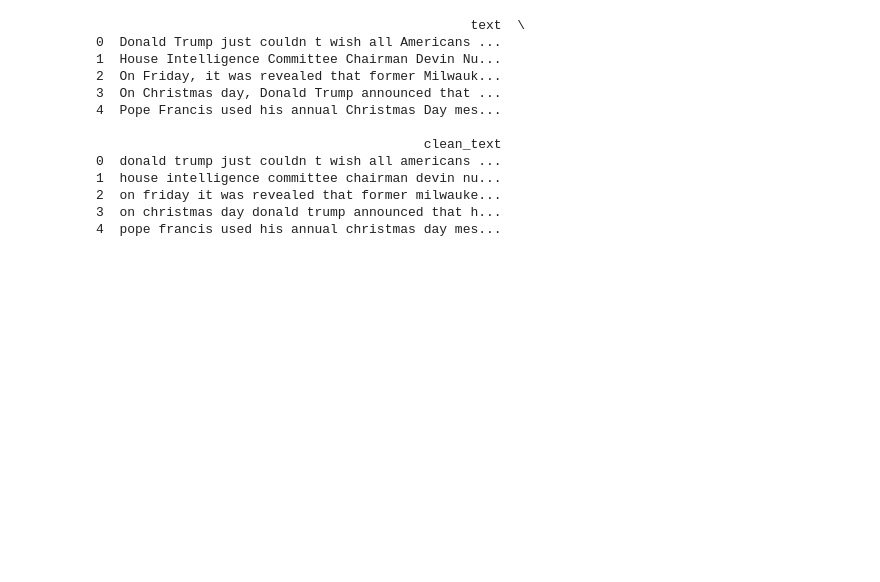
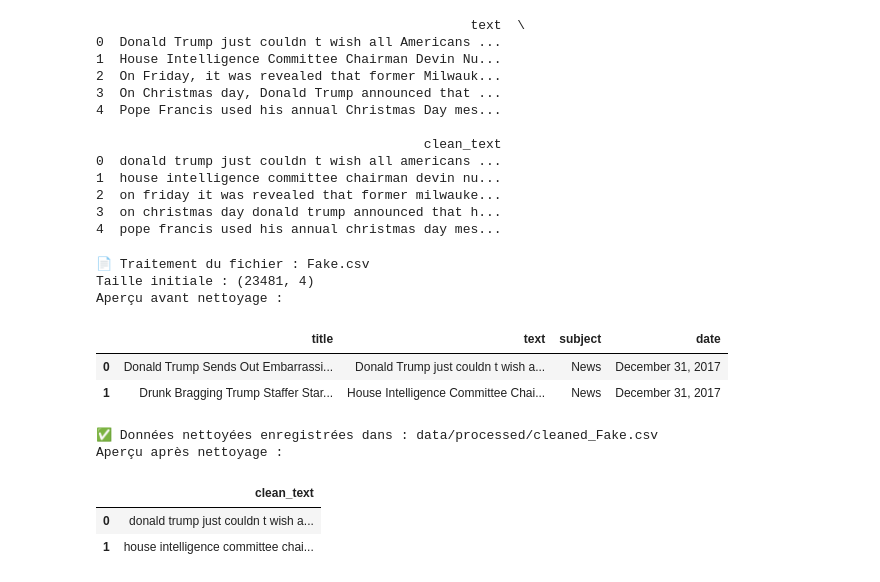
Before and after one commit to kirillsst/Fake-News-Detect, a Jupyter notebook: notebooks/delete.ipynb, the cells around one changed output. Cells and saved outputs as stored; diff of their text form; code cells hidden in the pictures; blank space fills up the shorter version.

```diff
--- a/notebooks/delete.ipynb
+++ b/notebooks/delete.ipynb
@@ -246,3 +248,83 @@ print(df[['text', 'clean_text']].head(5))
 2  on friday it was revealed that former milwauke...
 3  on christmas day donald trump announced that h...
 4  pope francis used his annual christmas day mes...
+# %%
+import os
+import re
+import pandas as pd
+from bs4 import BeautifulSoup
+from IPython.display import display
+
+# Définir les chemins
+RAW_PATH = "data/raw"
+PROCESSED_PATH = "data/processed"
+
+# Créer le dossier processed s'il n'existe pas
+os.makedirs(PROCESSED_PATH, exist_ok=True)
+
+# Fonction de nettoyage complet
+def clean_text(text):
+    if not isinstance(text, str):
+        return ""
+
+    # 1️ Supprimer les balises HTML
+    text = BeautifulSoup(text, "html.parser").get_text()
+
+    # 2️ Supprimer les URLs
+    text = re.sub(r"http\S+|www\S+|https\S+", "", text)
+
+    # 3️ Supprimer les caractères spéciaux
+    text = re.sub(r"[^a-zA-Z0-9\s.,!?']", " ", text)
+
+    # 4️ Supprimer les espaces multiples
+    text = re.sub(r"\s+", " ", text).strip()
+
+    # 5️ Mise en minuscules
+    text = text.lower()
+
+    return text
+
+# Lister tous les CSV dans data/raw
+csv_files = [f for f in os.listdir(RAW_PATH) if f.endswith(".csv")]
+
+for file_name in csv_files:
+    file_path = os.path.join(RAW_PATH, file_name)
+    print(f"\n📄 Traitement du fichier : {file_name}")
+
+    # Charger le CSV
+    df = pd.read_csv(file_path)
+    print(f"Taille initiale : {df.shape}")
+    print("Aperçu avant nettoyage :")
+    display(df.head(2))
+
+    # Nettoyage de base
+    df = df.drop_duplicates().fillna("")
+
+    # Nettoyage du texte
+    if "text" in df.columns:
+        df["clean_text"] = df["text"].apply(clean_text)
+    elif "content" in df.columns:
+        df["clean_text"] = df["content"].apply(clean_text)
+    else:
+        print(" Aucune colonne 'text' ou 'content' trouvée !")
+
+    # Enregistrement
+    clean_file_name = f"cleaned_{file_name}"
+    clean_file_path = os.path.join(PROCESSED_PATH, clean_file_name)
+    df.to_csv(clean_file_path, index=False)
+
+    print(f" Données nettoyées enregistrées dans : {clean_file_path}")
+    print("Aperçu après nettoyage :")
+    display(df[["clean_text"]].head(2))
+# %% [output]
+📄 Traitement du fichier : Fake.csv
+Taille initiale : (23481, 4)
+Aperçu avant nettoyage :
+|  | title | text | subject | date |
+| 0 | Donald Trump Sends Out Embarrassi... | Donald Trump just couldn t wish a... | News | December 31, 2017 |
+| 1 | Drunk Bragging Trump Staffer Star... | House Intelligence Committee Chai... | News | December 31, 2017 |
+✅ Données nettoyées enregistrées dans : data/processed/cleaned_Fake.csv
+Aperçu après nettoyage :
+|  | clean_text |
+| 0 | donald trump just couldn t wish a... |
+| 1 | house intelligence committee chai... |
```
Also changed, not shown: parts of 9 cells of this notebook, 6 other files.
